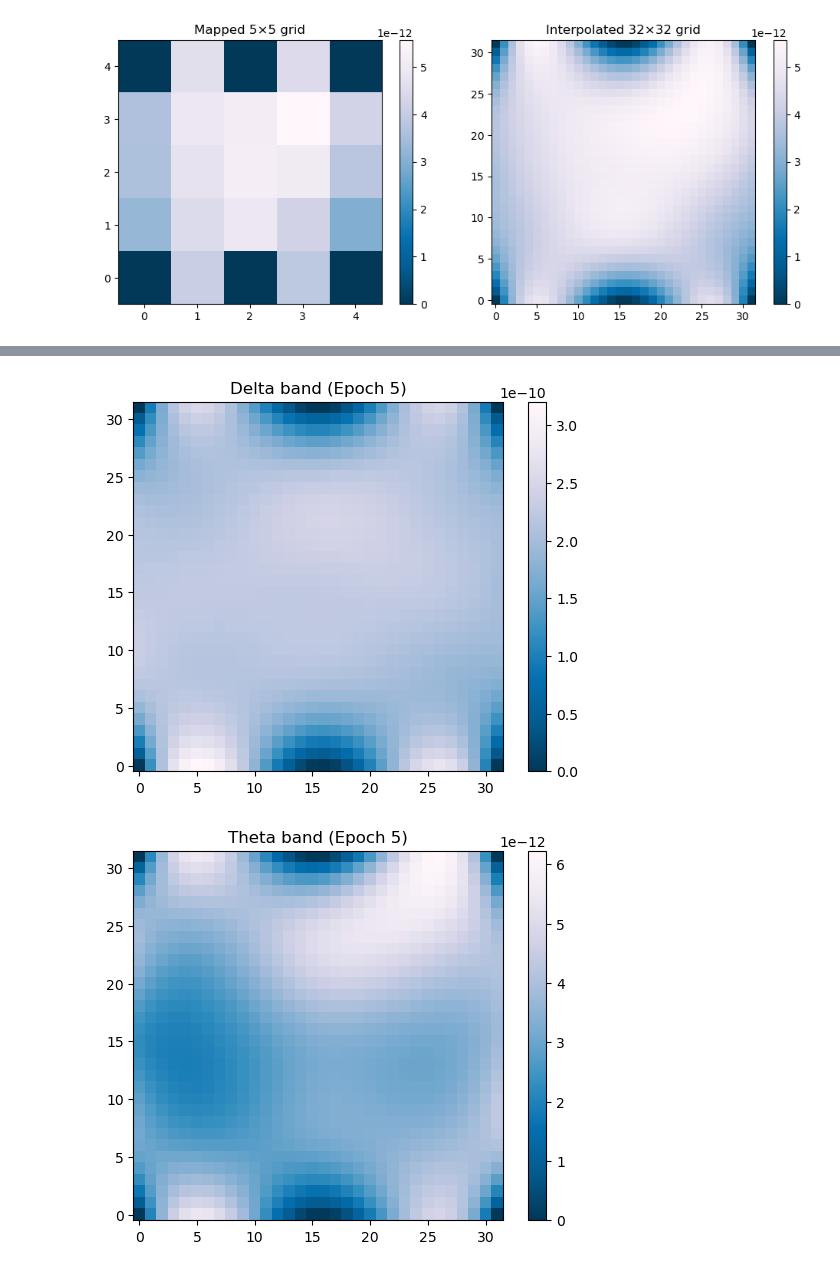
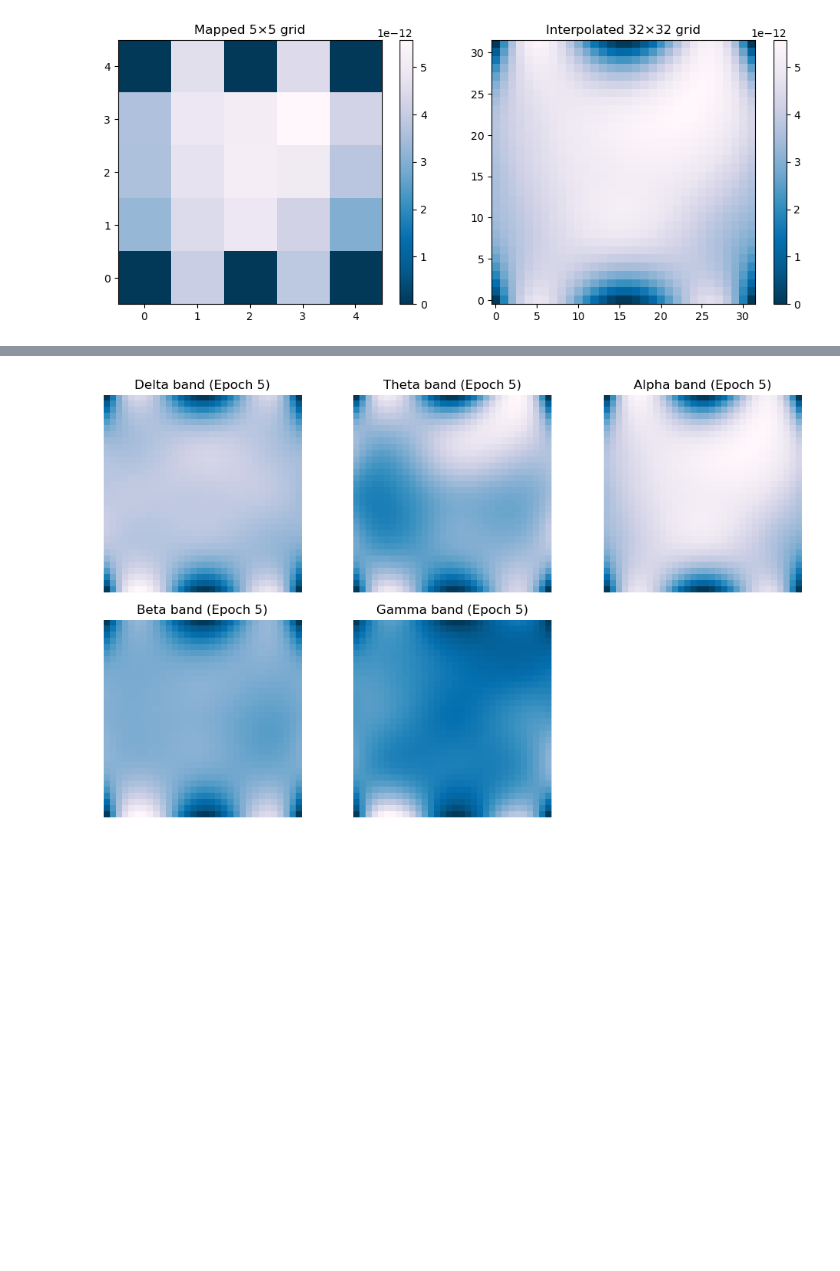
Before and after one commit to SiuhiuY/alzheimers-disease-detection, a Jupyter notebook: notebooks/image.ipynb, the cells around one changed output, grey strips where cells are left out. Saved outputs shown, nothing was run; the diff lists cells and outputs as text; code cells hidden in the pictures; blank space fills up the shorter version.

```diff
--- a/notebooks/image.ipynb
+++ b/notebooks/image.ipynb
@@ -59,4 +63,19 @@ plt.tight_layout()
 plt.show()
 # %% [output]
 [figure]
+# %%
+# Save each image separately for further visualisation
+epoch_ind = 5
+
+fig = plt.figure(figsize=(5, 5))
+plt.imshow(mapped_data[epoch_ind], cmap='PuBu_r', origin="lower")
+plt.axis("off")
+fig.savefig("figures/mapped_grid.png", dpi=300, bbox_inches="tight", pad_inches=0)  # Remove white border
+plt.close(fig)
+
+fig = plt.figure(figsize=(5, 5))
+plt.imshow(interpolated_data[epoch_ind], cmap="PuBu_r", origin="lower")
+plt.axis("off")
+fig.savefig("figures/interpolated_grid.png", dpi=300, bbox_inches="tight", pad_inches=0)
+plt.close(fig)
 # %%
@@ -74,14 +96,29 @@ plt.show()
+# %%
+# Save each image separately for further visualisation
+os.makedirs("figures/multiple_interpolated_grids", exist_ok=True)
+
+for i in range(n):
+    fig = plt.figure(figsize=(5, 5))
+    plt.imshow(interpolated_data[i], cmap="PuBu_r", origin="lower")
+    plt.axis("off")
+    fig.savefig(f"figures/multiple_interpolated_grids/epoch_{i}_interpolated_grid.png", dpi=300, bbox_inches="tight", pad_inches=0)
+    plt.close(fig)
 # %%
+# Grids from different frequency bands for a chosen epoch
 epoch_ind = 5
 
-for band in ["delta", "theta", "alpha", "beta", "gamma"]:
+plt.figure(figsize=(10, 6))
+for i, band in enumerate(["delta", "theta", "alpha", "beta", "gamma"]):
     band_psd = processor.compute_band_psd(band=band)
     mapped = processor.map_channel_locations()
     interpolated = processor.interpolate()
+    plt.subplot(2, 3, i+1)
     plt.imshow(interpolated[epoch_ind], cmap="PuBu_r", origin="lower")
     plt.title(f"{band.capitalize()} band (Epoch {epoch_ind})")
-    plt.colorbar()
-    plt.show()
+    # plt.colorbar()
+    plt.axis("off")
+plt.tight_layout()
+plt.savefig("figures/different_frequency_bands.pdf", dpi=300, bbox_inches="tight")
+plt.show()
 # %% [output]
-[figure, old version]
+[figure, new version]
-[figure, removed]
```
Also changed, not shown: parts of 5 cells of this notebook, 2 other files.
